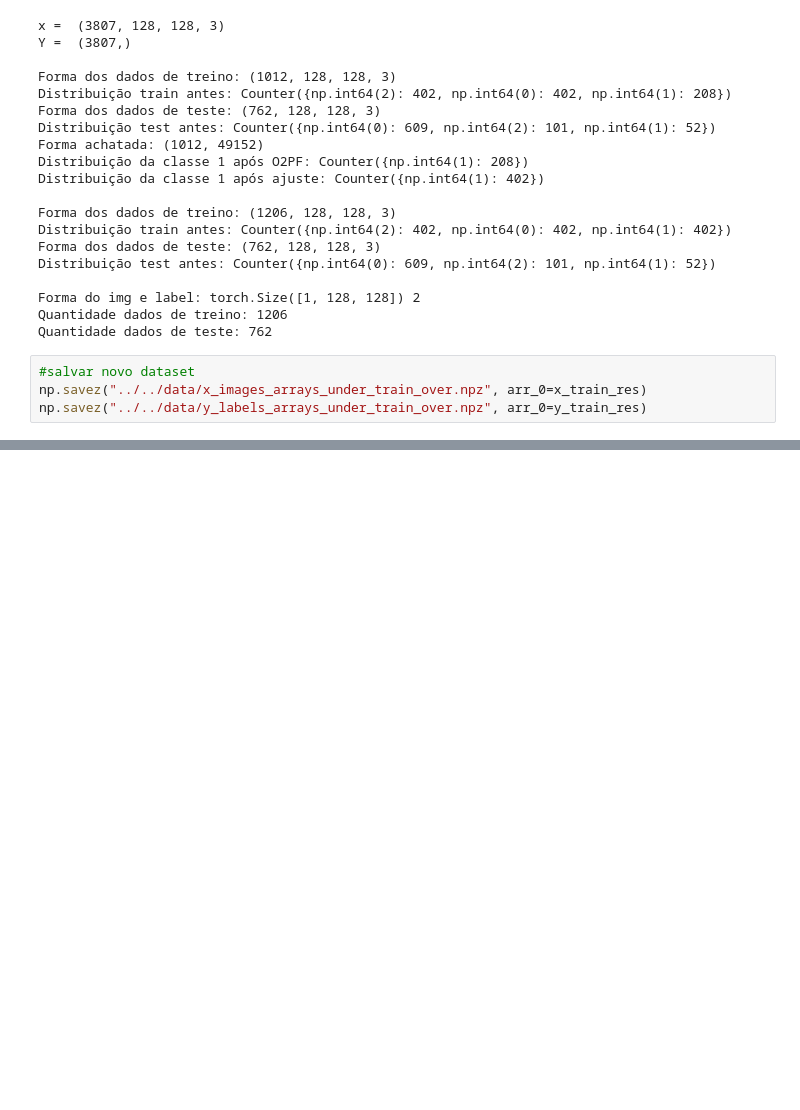
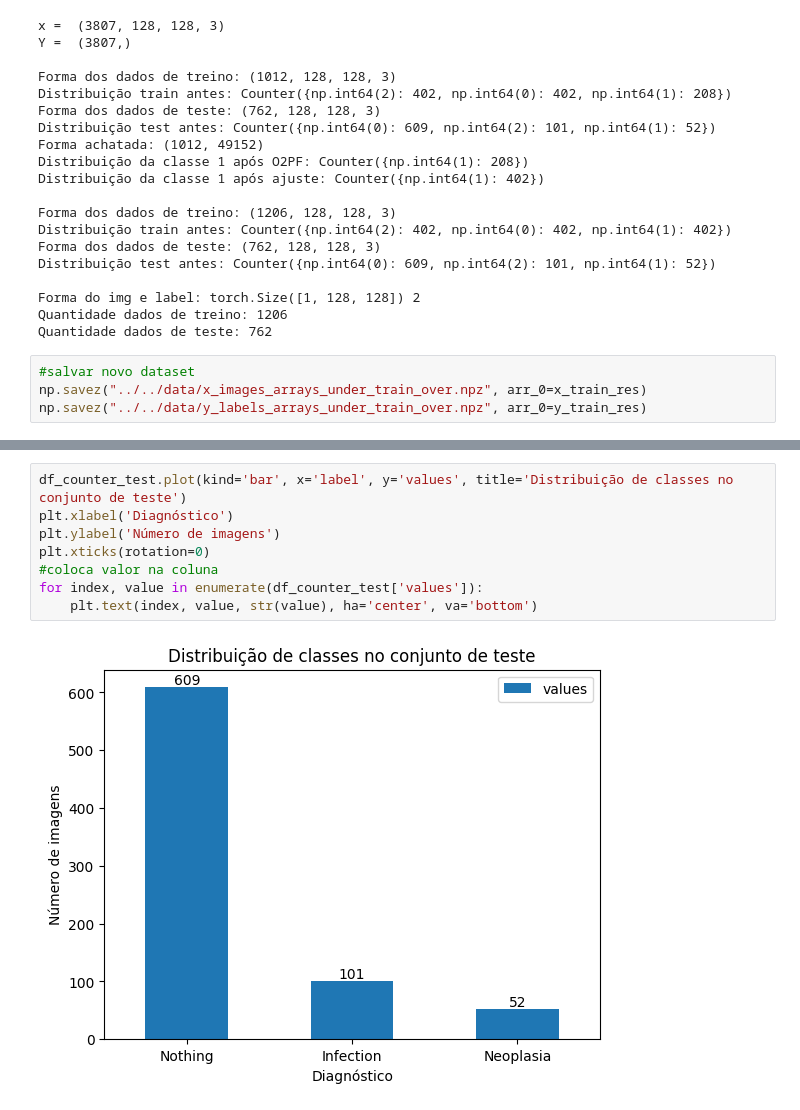
Before and after one commit to giugonzales07/tcc_snn, a Jupyter notebook: notebooks/data_manipulation/over_under.ipynb, the cells around one changed output, grey strips where cells are left out. Drawn from its saved outputs; the diff is of its cells as text; blank space fills up the shorter version.

```diff
--- a/notebooks/data_manipulation/over_under.ipynb
+++ b/notebooks/data_manipulation/over_under.ipynb
@@ -698,0 +809,10 @@ np.savez("../../data/y_labels_arrays_under_train_over.npz", arr_0=y_train_res)
+# %%
+df_counter_test.plot(kind='bar', x='label', y='values', title='Distribuição de classes no conjunto de teste')
+plt.xlabel('Diagnóstico')
+plt.ylabel('Número de imagens')
+plt.xticks(rotation=0)
+#coloca valor na coluna
+for index, value in enumerate(df_counter_test['values']):
+    plt.text(index, value, str(value), ha='center', va='bottom')
+# %% [output]
+[figure, added]
```
Also changed, not shown: parts of 4 cells of this notebook, 16 other files.
